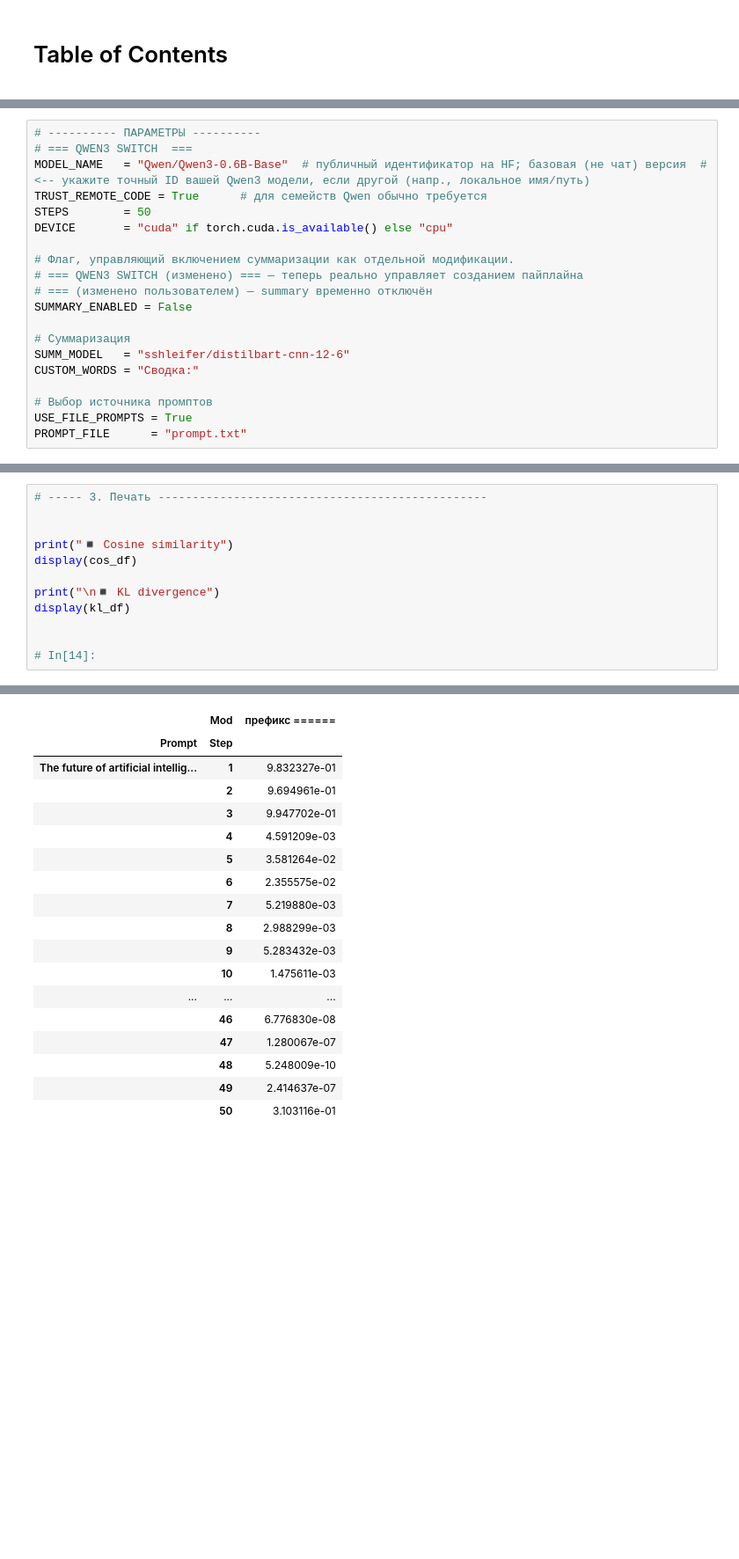
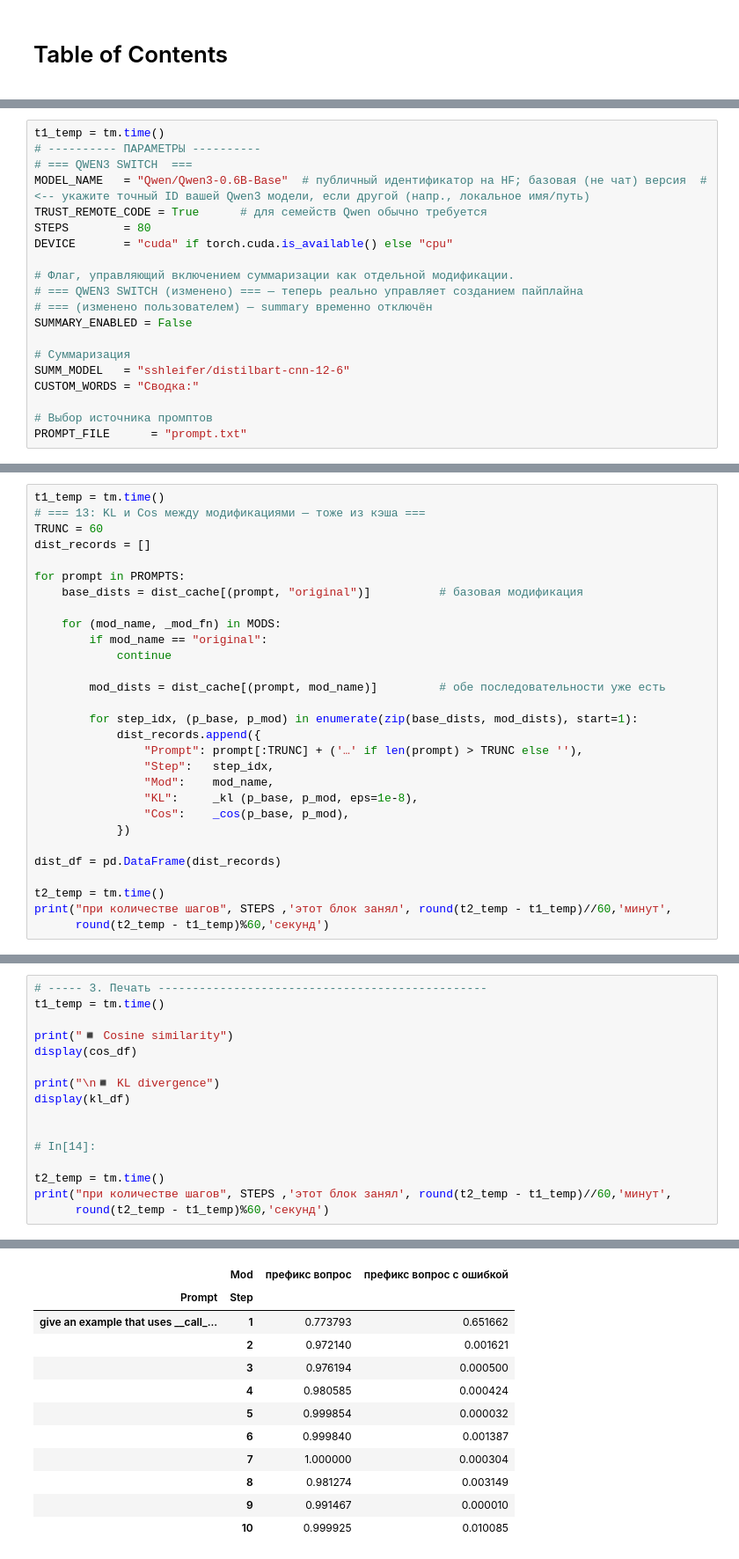
Before and after one commit to Chernobilsky/LLM_Sketches, a Jupyter notebook: analyze stability n stages Qwen 3.ipynb, the cells around one changed output, grey strips where cells are left out. Shown at 88% size. Saved outputs shown, nothing was run; the diff lists cells and outputs as text; blank space fills up the shorter version.

```diff
--- a/analyze stability n stages Qwen 3.ipynb
+++ b/analyze stability n stages Qwen 3.ipynb
@@ -58,11 +62,12 @@ if 'pipeline' in globals():
 BUILD: Qwen3 switch, SUMMARY hard-off | 2025-08-06
 versions: torch= 2.6.0+cpu transformers= 4.55.0 python= 3.10.18
 # %%
+t1_temp = tm.time()
 # ---------- ПАРАМЕТРЫ ----------
 # === QWEN3 SWITCH  ===
 MODEL_NAME   = "Qwen/Qwen3-0.6B-Base"  # публичный идентификатор на HF; базовая (не чат) версия  # <-- укажите точный ID вашей Qwen3 модели, если другой (напр., локальное имя/путь)
 TRUST_REMOTE_CODE = True      # для семейств Qwen обычно требуется
-STEPS        = 50
+STEPS        = 80
 DEVICE       = "cuda" if torch.cuda.is_available() else "cpu"
 
 # Флаг, управляющий включением суммаризации как отдельной модификации.
@@ -75,6 +80,5 @@ SUMM_MODEL   = "sshleifer/distilbart-cnn-12-6"
 CUSTOM_WORDS = "Сводка:"
 
 # Выбор источника промптов
-USE_FILE_PROMPTS = True
 PROMPT_FILE      = "prompt.txt"
 # %%
@@ -432,0 +647,29 @@ dist_df = pd.DataFrame(dist_records)
+# %%
+t1_temp = tm.time()
+# === 13: KL и Cos между модификациями — тоже из кэша ===
+TRUNC = 60
+dist_records = []
+
+for prompt in PROMPTS:
+    base_dists = dist_cache[(prompt, "original")]          # базовая модификация
+
+    for (mod_name, _mod_fn) in MODS:
+        if mod_name == "original":
+            continue
+
+        mod_dists = dist_cache[(prompt, mod_name)]         # обе последовательности уже есть
+
+        for step_idx, (p_base, p_mod) in enumerate(zip(base_dists, mod_dists), start=1):
+            dist_records.append({
+                "Prompt": prompt[:TRUNC] + ('…' if len(prompt) > TRUNC else ''),
+                "Step":   step_idx,
+                "Mod":    mod_name,
+                "KL":     _kl (p_base, p_mod, eps=1e-8),
+                "Cos":    _cos(p_base, p_mod),
+            })
+
+dist_df = pd.DataFrame(dist_records)
+
+t2_temp = tm.time()
+print("при количестве шагов", STEPS ,'этот блок занял', round(t2_temp - t1_temp)//60,'минут',
+      round(t2_temp - t1_temp)%60,'секунд')
@@ -452,33 +712,31 @@ kl_df = dist_df.pivot_table(
 # %%
 # ----- 3. Печать ------------------------------------------------
-
+t1_temp = tm.time()
 
 print("◾️ Cosine similarity")
 display(cos_df)
 
 print("\n◾️ KL divergence")
 display(kl_df)
 
 
 # In[14]:
+
+t2_temp = tm.time()
+print("при количестве шагов", STEPS ,'этот блок занял', round(t2_temp - t1_temp)//60,'минут',
+      round(t2_temp - t1_temp)%60,'секунд')
 # %% [output]
 ◾️ Cosine similarity
-|  | Mod | префикс ====== |
-| Prompt | Step |  |
-| The future of artificial intellig... | 1 | 9.832327e-01 |
-|  | 2 | 9.694961e-01 |
-|  | 3 | 9.947702e-01 |
-|  | 4 | 4.591209e-03 |
-|  | 5 | 3.581264e-02 |
-|  | 6 | 2.355575e-02 |
-|  | 7 | 5.219880e-03 |
-|  | 8 | 2.988299e-03 |
-|  | 9 | 5.283432e-03 |
-|  | 10 | 1.475611e-03 |
-| ... | ... | ... |
-|  | 46 | 6.776830e-08 |
-|  | 47 | 1.280067e-07 |
-|  | 48 | 5.248009e-10 |
-|  | 49 | 2.414637e-07 |
-|  | 50 | 3.103116e-01 |
+|  | Mod | префикс вопрос | префикс вопрос с ошибкой |
+| Prompt | Step |  |  |
+| give an example that uses __call_... | 1 | 0.773793 | 0.651662 |
+|  | 2 | 0.972140 | 0.001621 |
+|  | 3 | 0.976194 | 0.000500 |
+|  | 4 | 0.980585 | 0.000424 |
+|  | 5 | 0.999854 | 0.000032 |
+|  | 6 | 0.999840 | 0.001387 |
+|  | 7 | 1.000000 | 0.000304 |
+|  | 8 | 0.981274 | 0.003149 |
+|  | 9 | 0.991467 | 0.000010 |
+|  | 10 | 0.999925 | 0.010085 |
 ◾️ KL divergence
```
Also changed, not shown: parts of 23 cells of this notebook.
